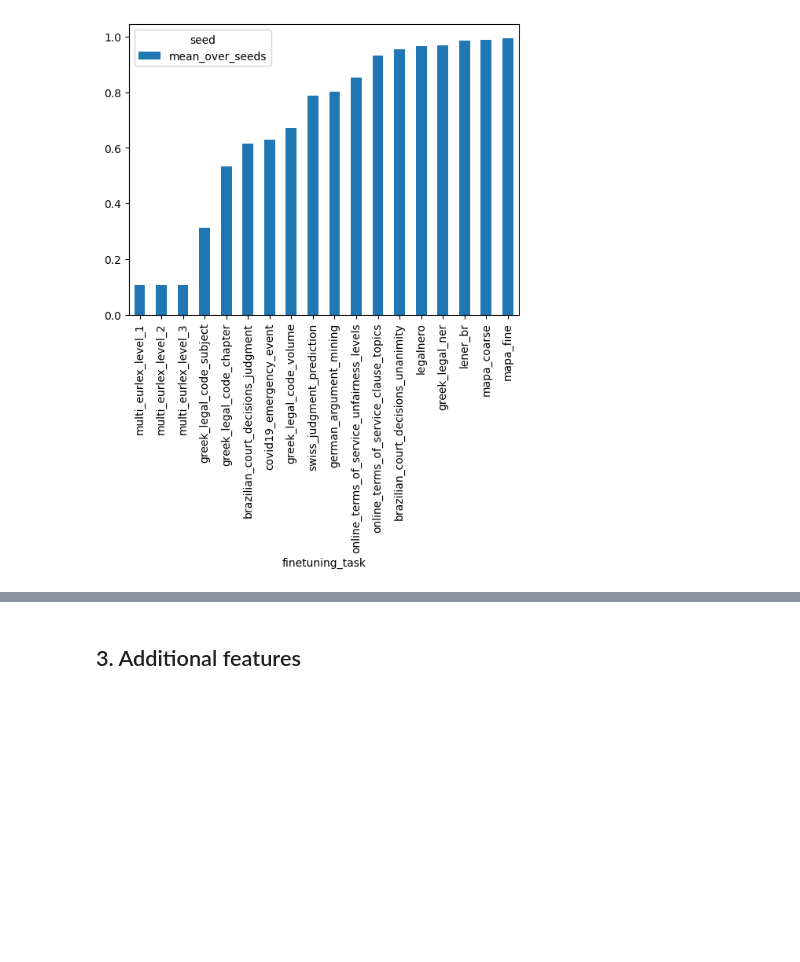
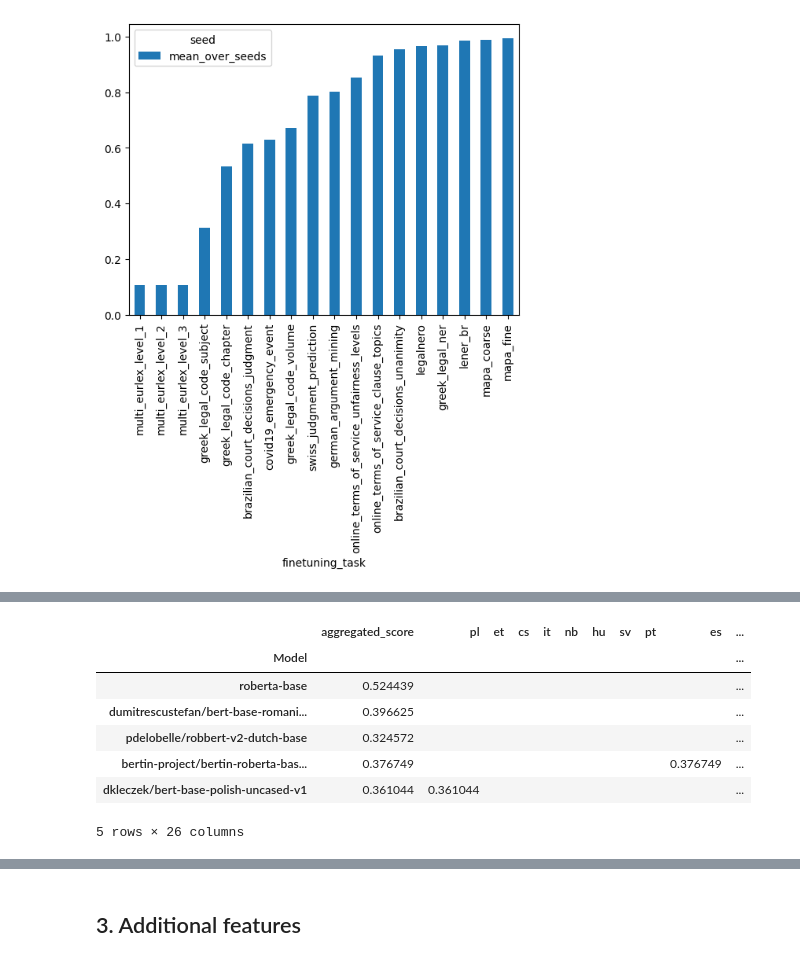
Before and after one commit to JoelNiklaus/LEXTREME, a Jupyter notebook: utils/Documentation_data_analysis.ipynb, the cells around one changed output, grey strips where cells are left out. Cells and saved outputs as stored; diff of their text form; code cells hidden in the pictures; blank space fills up the shorter version.

```diff
--- a/utils/Documentation_data_analysis.ipynb
+++ b/utils/Documentation_data_analysis.ipynb
@@ -190,0 +198,12 @@ ra.accuracy_normalized_overview[['finetuning_task', 'mean_over_seeds']].groupby(
+# %%
+ra.get_language_aggregated_score()
+ra.language_aggregated_score.head()
+# %% [output]
+|  | aggregated_score | pl | et | cs | it | nb | hu | sv | pt | es | ... |
+| Model |  |  |  |  |  |  |  |  |  |  | ... |
+| roberta-base | 0.524439 |  |  |  |  |  |  |  |  |  | ... |
+| dumitrescustefan/bert-base-romani... | 0.396625 |  |  |  |  |  |  |  |  |  | ... |
+| pdelobelle/robbert-v2-dutch-base | 0.324572 |  |  |  |  |  |  |  |  |  | ... |
+| bertin-project/bertin-roberta-bas... | 0.376749 |  |  |  |  |  |  |  |  | 0.376749 | ... |
+| dkleczek/bert-base-polish-uncased-v1 | 0.361044 | 0.361044 |  |  |  |  |  |  |  |  | ... |
+5 rows × 26 columns
```
Also changed, not shown: parts of 18 cells of this notebook.
